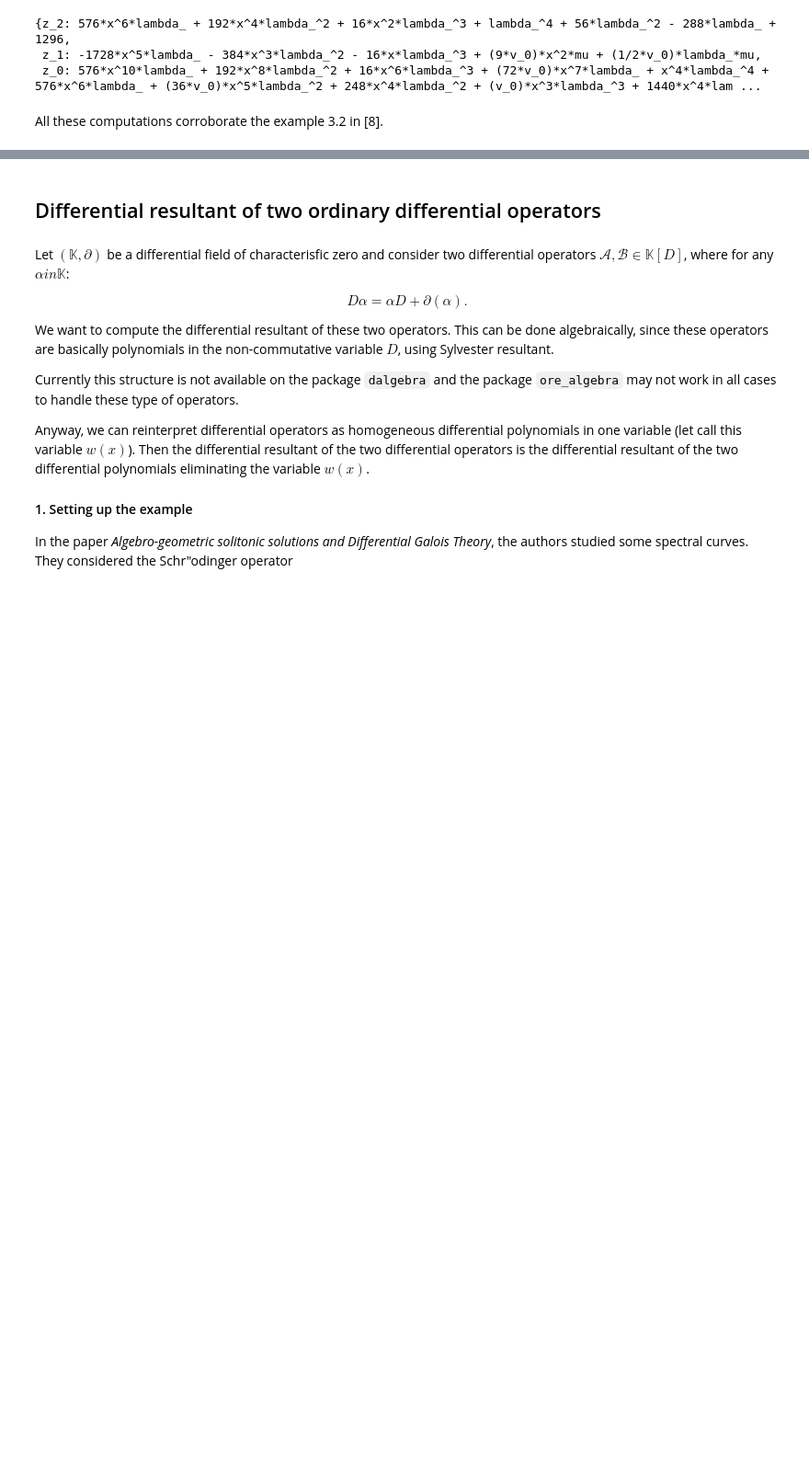
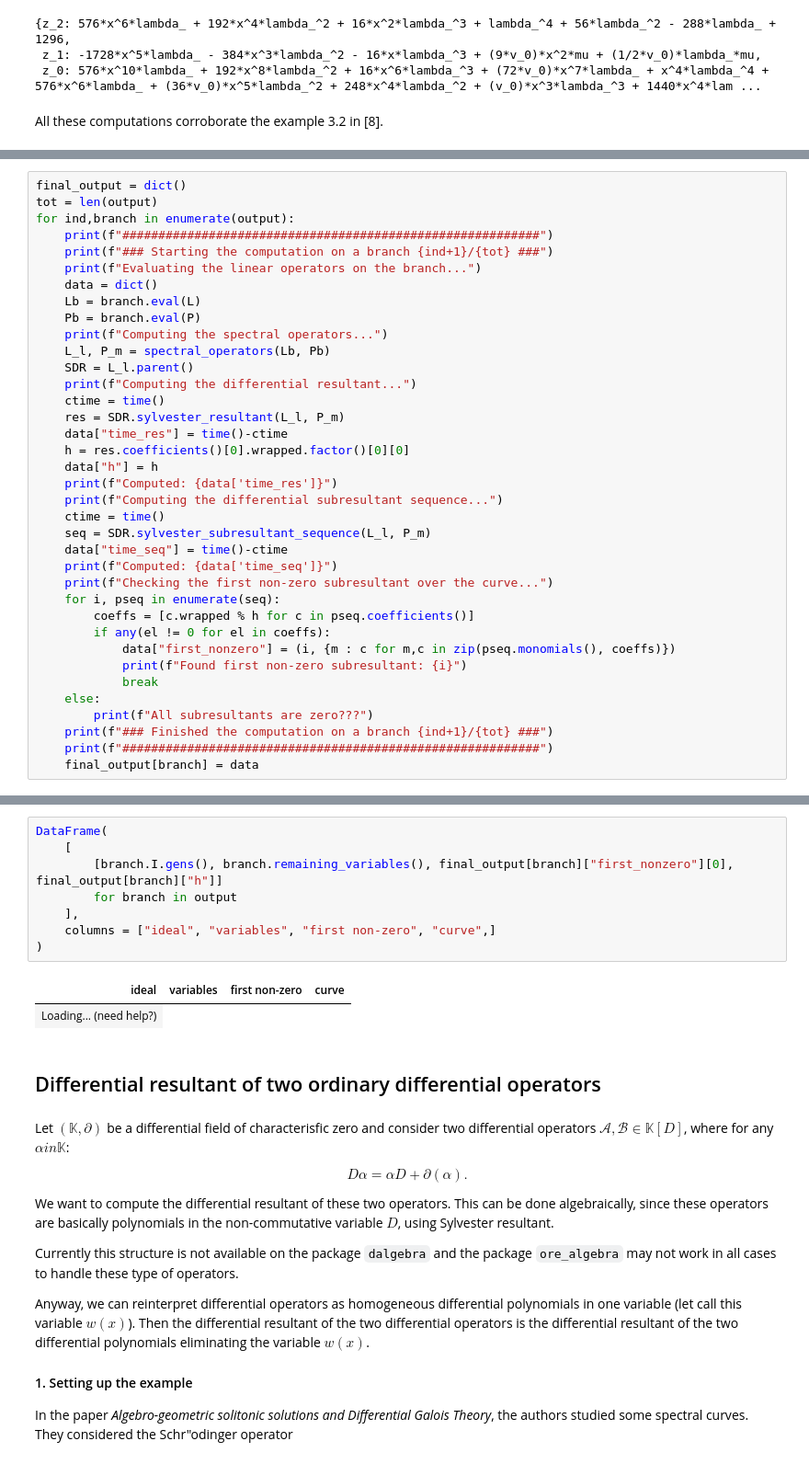
Before and after one commit to Antonio-JP/dalgebra, a Jupyter notebook: notebooks/non-trivial-commutators.ipynb, the cells around one changed output, grey strips where cells are left out. Shown at 92% size. Saved outputs shown, nothing was run; the diff lists cells and outputs as text; blank space fills up the shorter version.

```diff
--- a/notebooks/non-trivial-commutators.ipynb
+++ b/notebooks/non-trivial-commutators.ipynb
@@ -279,0 +288,37 @@ All these computations corroborate the example 3.2 in [8].
+# %%
+final_output = dict()
+tot = len(output)
+for ind,branch in enumerate(output):
+    print(f"##########################################################")
+    print(f"### Starting the computation on a branch {ind+1}/{tot} ###")
+    print(f"Evaluating the linear operators on the branch...")
+    data = dict()
+    Lb = branch.eval(L)
+    Pb = branch.eval(P)
+    print(f"Computing the spectral operators...")
+    L_l, P_m = spectral_operators(Lb, Pb)
+    SDR = L_l.parent()
+    print(f"Computing the differential resultant...")
+    ctime = time()
+    res = SDR.sylvester_resultant(L_l, P_m)
+    data["time_res"] = time()-ctime
+    h = res.coefficients()[0].wrapped.factor()[0][0]
+    data["h"] = h
+    print(f"Computed: {data['time_res']}")
+    print(f"Computing the differential subresultant sequence...")
+    ctime = time()
+    seq = SDR.sylvester_subresultant_sequence(L_l, P_m)
+    data["time_seq"] = time()-ctime
+    print(f"Computed: {data['time_seq']}")
+    print(f"Checking the first non-zero subresultant over the curve...")
+    for i, pseq in enumerate(seq):
+        coeffs = [c.wrapped % h for c in pseq.coefficients()]
+        if any(el != 0 for el in coeffs):
+            data["first_nonzero"] = (i, {m : c for m,c in zip(pseq.monomials(), coeffs)})
+            print(f"Found first non-zero subresultant: {i}")
+            break
+    else:
+        print(f"All subresultants are zero???")
+    print(f"### Finished the computation on a branch {ind+1}/{tot} ###")
+    print(f"##########################################################")
+    final_output[branch] = data
@@ -280,3 +343,14 @@ All these computations corroborate the example 3.2 in [8].
+# %%
+DataFrame(
+    [
+        [branch.I.gens(), branch.remaining_variables(), final_output[branch]["first_nonzero"][0], final_output[branch]["h"]]
+        for branch in output
+    ],
+    columns = ["ideal", "variables", "first non-zero", "curve",]
+)
+# %% [output]
+| ideal | variables | first non-zero | curve |
+| Loading... (need help?) |
 # %% [markdown]
 ## Differential resultant of two ordinary differential operators
 # %% [markdown]
```
Also changed, not shown: parts of 7 cells of this notebook, 1 other file.
